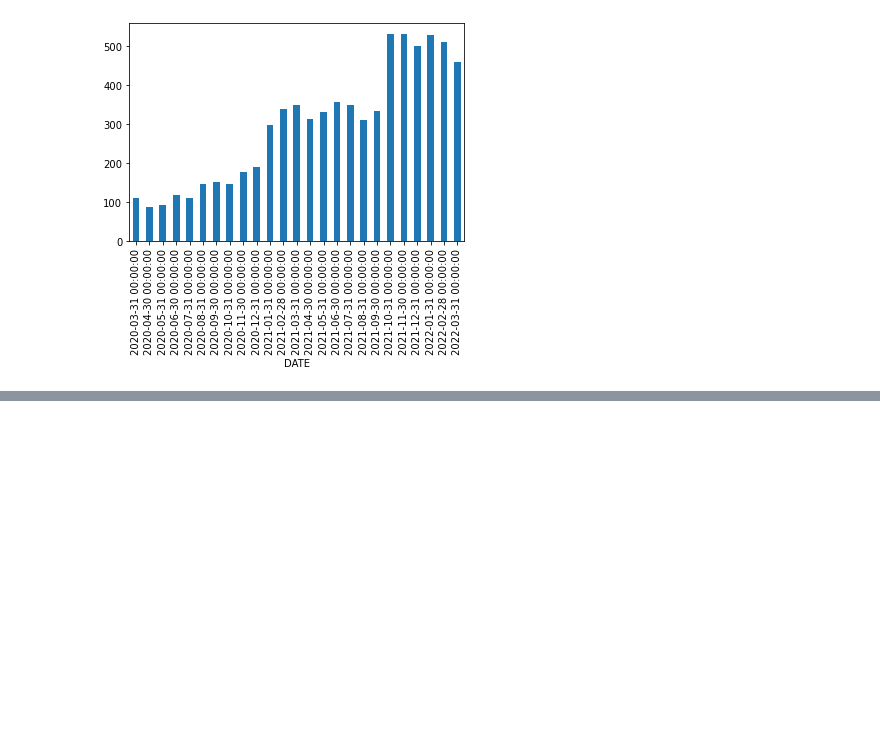
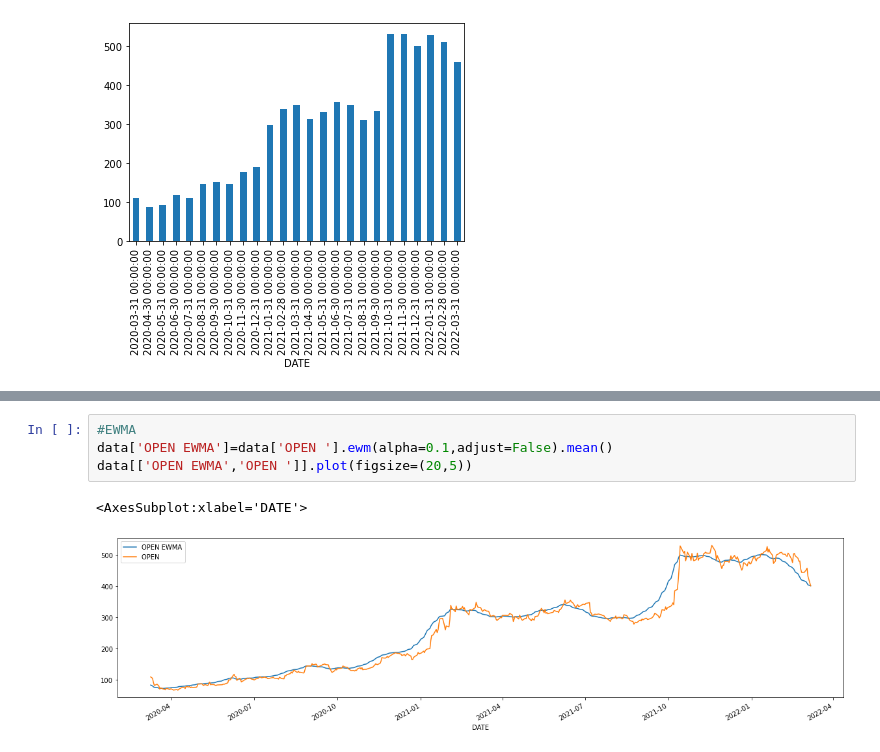
Before and after one commit to akshay-op/timeseries, a Jupyter notebook: STOCKForecast.ipynb, the cells around one changed output, grey strips where cells are left out. Saved outputs shown, nothing was run; the diff lists cells and outputs as text; blank space fills up the shorter version.

```diff
--- a/STOCKForecast.ipynb
+++ b/STOCKForecast.ipynb
@@ -118,0 +141,7 @@ data.resample(rule='M').max()['OPEN '].plot(kind='bar')
+# %%
+#EWMA
+data['OPEN EWMA']=data['OPEN '].ewm(alpha=0.1,adjust=False).mean()
+data[['OPEN EWMA','OPEN ']].plot(figsize=(20,5))
+# %% [output]
+<AxesSubplot:xlabel='DATE'>
+[figure, added]
```
Also changed, not shown: parts of 5 cells of this notebook.
